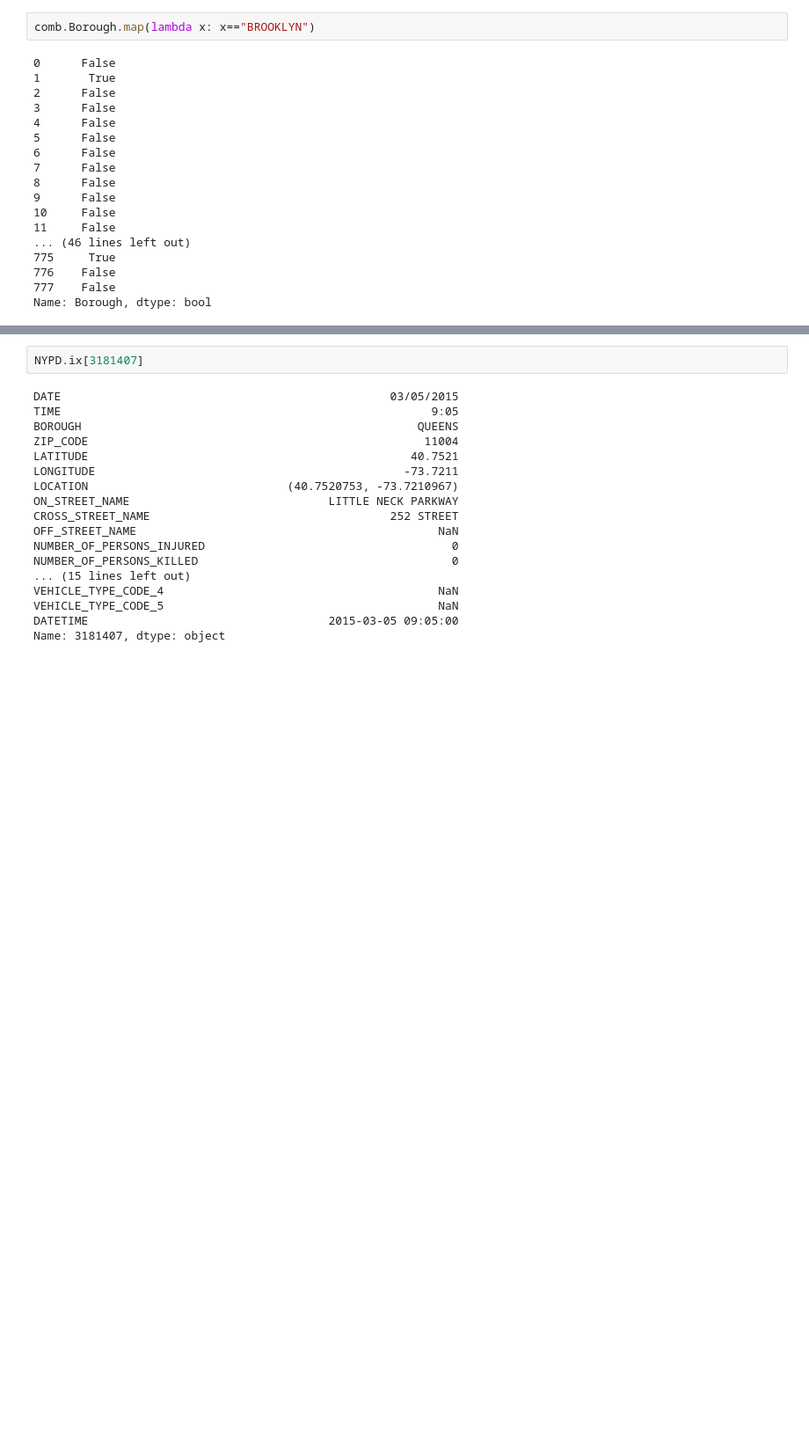
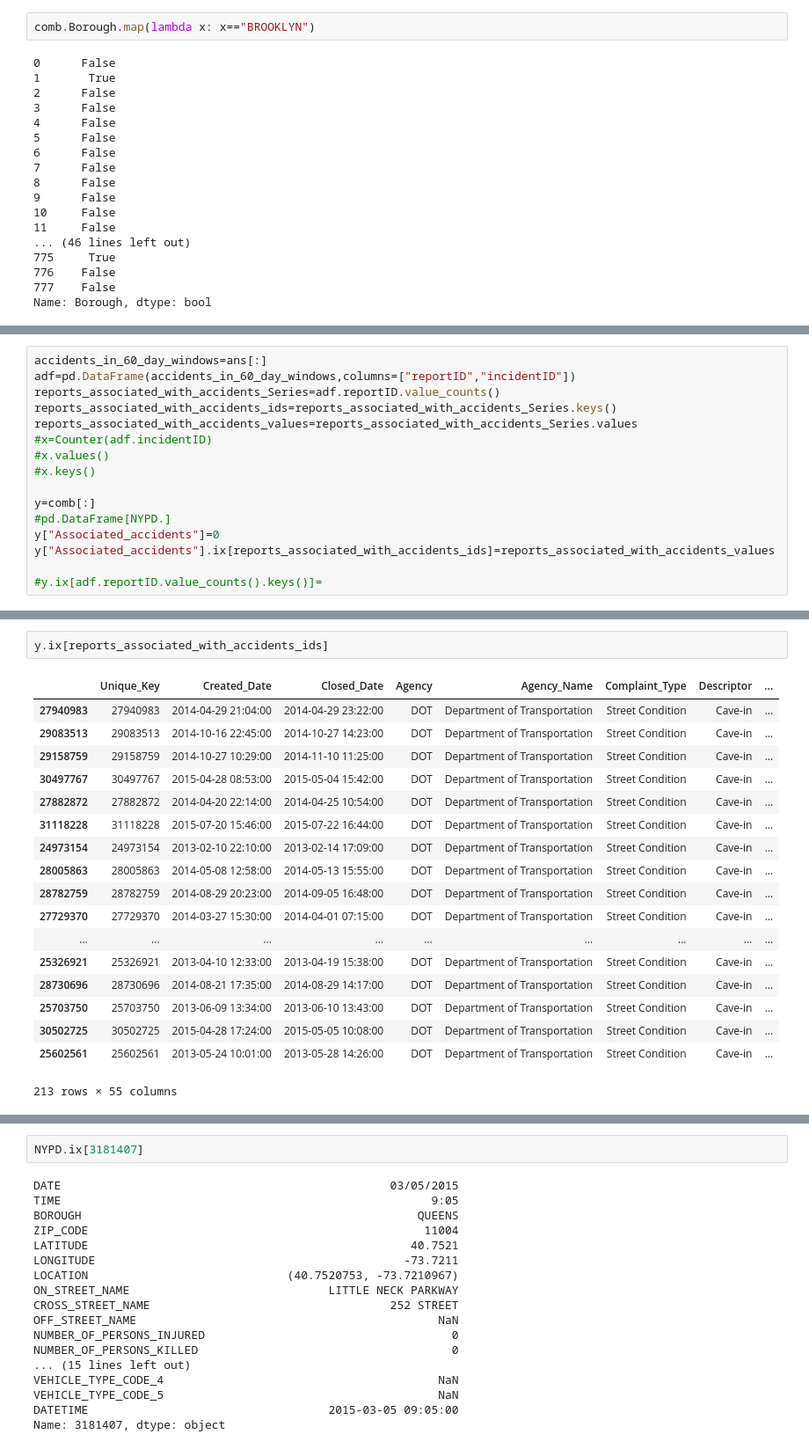
Before and after one commit to udicuty/TDIchallenge, a Jupyter notebook: TDI_CAPSTONE.ipynb, the cells around one changed output, grey strips where cells are left out. Shown: that part at 88% size. Drawn from its saved outputs; the diff is of its cells as text; blank space fills up the shorter version.

Commit message:
Counting number of accidents associated with pavement

```diff
--- a/TDI_CAPSTONE.ipynb
+++ b/TDI_CAPSTONE.ipynb
@@ -269,0 +236,16 @@ ans
+# %%
+accidents_in_60_day_windows=ans[:]
+adf=pd.DataFrame(accidents_in_60_day_windows,columns=["reportID","incidentID"])
+reports_associated_with_accidents_Series=adf.reportID.value_counts()
+reports_associated_with_accidents_ids=reports_associated_with_accidents_Series.keys()
+reports_associated_with_accidents_values=reports_associated_with_accidents_Series.values
+#x=Counter(adf.incidentID)
+#x.values()
+#x.keys()
+
+y=comb[:]
+#pd.DataFrame[NYPD.]
+y["Associated_accidents"]=0
+y["Associated_accidents"].ix[reports_associated_with_accidents_ids]=reports_associated_with_accidents_values
+
+#y.ix[adf.reportID.value_counts().keys()]=
@@ -269,0 +260,21 @@ ans
+# %%
+y.ix[reports_associated_with_accidents_ids]
+# %% [output]
+|  | Unique_Key | Created_Date | Closed_Date | Agency | Agency_Name | Complaint_Type | Descriptor | ... |
+| 27940983 | 27940983 | 2014-04-29 21:04:00 | 2014-04-29 23:22:00 | DOT | Department of Transportation | Street Condition | Cave-in | ... |
+| 29083513 | 29083513 | 2014-10-16 22:45:00 | 2014-10-27 14:23:00 | DOT | Department of Transportation | Street Condition | Cave-in | ... |
+| 29158759 | 29158759 | 2014-10-27 10:29:00 | 2014-11-10 11:25:00 | DOT | Department of Transportation | Street Condition | Cave-in | ... |
+| 30497767 | 30497767 | 2015-04-28 08:53:00 | 2015-05-04 15:42:00 | DOT | Department of Transportation | Street Condition | Cave-in | ... |
+| 27882872 | 27882872 | 2014-04-20 22:14:00 | 2014-04-25 10:54:00 | DOT | Department of Transportation | Street Condition | Cave-in | ... |
+| 31118228 | 31118228 | 2015-07-20 15:46:00 | 2015-07-22 16:44:00 | DOT | Department of Transportation | Street Condition | Cave-in | ... |
+| 24973154 | 24973154 | 2013-02-10 22:10:00 | 2013-02-14 17:09:00 | DOT | Department of Transportation | Street Condition | Cave-in | ... |
+| 28005863 | 28005863 | 2014-05-08 12:58:00 | 2014-05-13 15:55:00 | DOT | Department of Transportation | Street Condition | Cave-in | ... |
+| 28782759 | 28782759 | 2014-08-29 20:23:00 | 2014-09-05 16:48:00 | DOT | Department of Transportation | Street Condition | Cave-in | ... |
+| 27729370 | 27729370 | 2014-03-27 15:30:00 | 2014-04-01 07:15:00 | DOT | Department of Transportation | Street Condition | Cave-in | ... |
+| ... | ... | ... | ... | ... | ... | ... | ... | ... |
+| 25326921 | 25326921 | 2013-04-10 12:33:00 | 2013-04-19 15:38:00 | DOT | Department of Transportation | Street Condition | Cave-in | ... |
+| 28730696 | 28730696 | 2014-08-21 17:35:00 | 2014-08-29 14:17:00 | DOT | Department of Transportation | Street Condition | Cave-in | ... |
+| 25703750 | 25703750 | 2013-06-09 13:34:00 | 2013-06-10 13:43:00 | DOT | Department of Transportation | Street Condition | Cave-in | ... |
+| 30502725 | 30502725 | 2015-04-28 17:24:00 | 2015-05-05 10:08:00 | DOT | Department of Transportation | Street Condition | Cave-in | ... |
+| 25602561 | 25602561 | 2013-05-24 10:01:00 | 2013-05-28 14:26:00 | DOT | Department of Transportation | Street Condition | Cave-in | ... |
+213 rows × 55 columns
```
Also changed, not shown: parts of 9 cells of this notebook.
